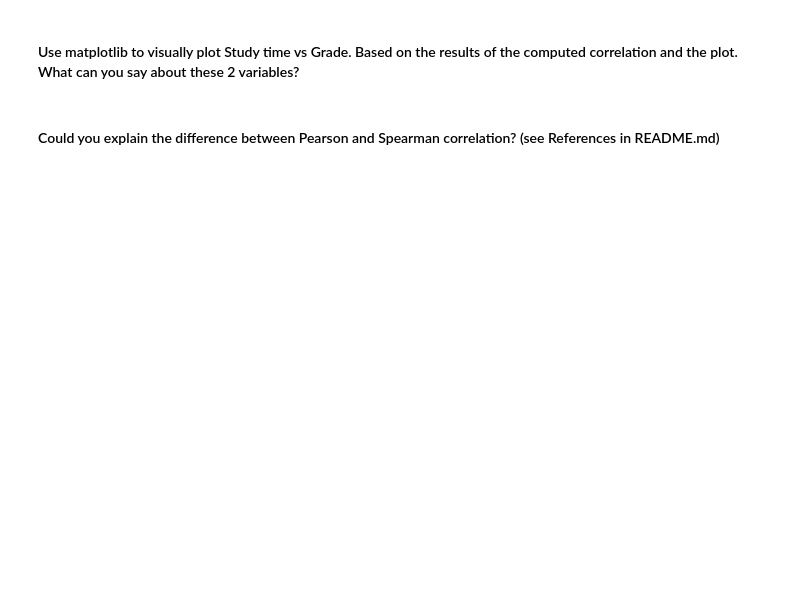
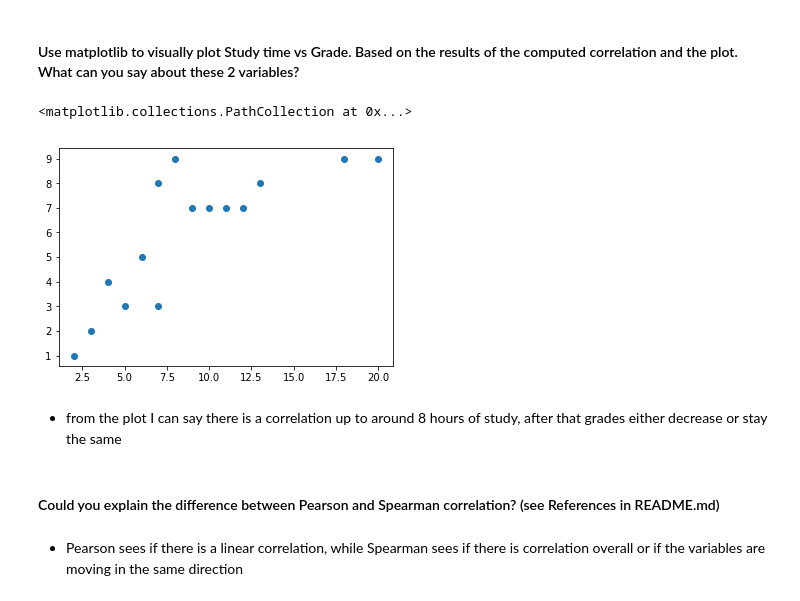
Before and after one commit to marisfont/madrid-oct-2018, a Jupyter notebook: module-2/lab-pivot-table-and-correlation/your_code/main.ipynb, the cells around one changed output. Saved outputs shown, nothing was run; the diff lists cells and outputs as text; code cells hidden in the pictures; blank space fills up the shorter version.

```diff
--- a/module-2/lab-pivot-table-and-correlation/your_code/main.ipynb
+++ b/module-2/lab-pivot-table-and-correlation/your_code/main.ipynb
@@ -318,2 +332,9 @@ time_grades.head()
+# %%
+plt.scatter(x=time_grades['Study time'], y=time_grades['Grade'])
+# %% [output]
+<matplotlib.collections.PathCollection at 0x...>
+[figure, added]
+# %% [markdown]
+- from the plot I can say there is a correlation up to around 8 hours of study, after that grades either decrease or stay the same
 # %% [markdown]
 #### Could you explain the difference between Pearson and Spearman correlation? (see References in README.md)
@@ -321,0 +341,2 @@ time_grades.head()
+# %% [markdown]
+- Pearson sees if there is a linear correlation, while Spearman sees if there is correlation overall or if the variables are moving in the same direction
```
Also changed, not shown: parts of 10 cells of this notebook.
